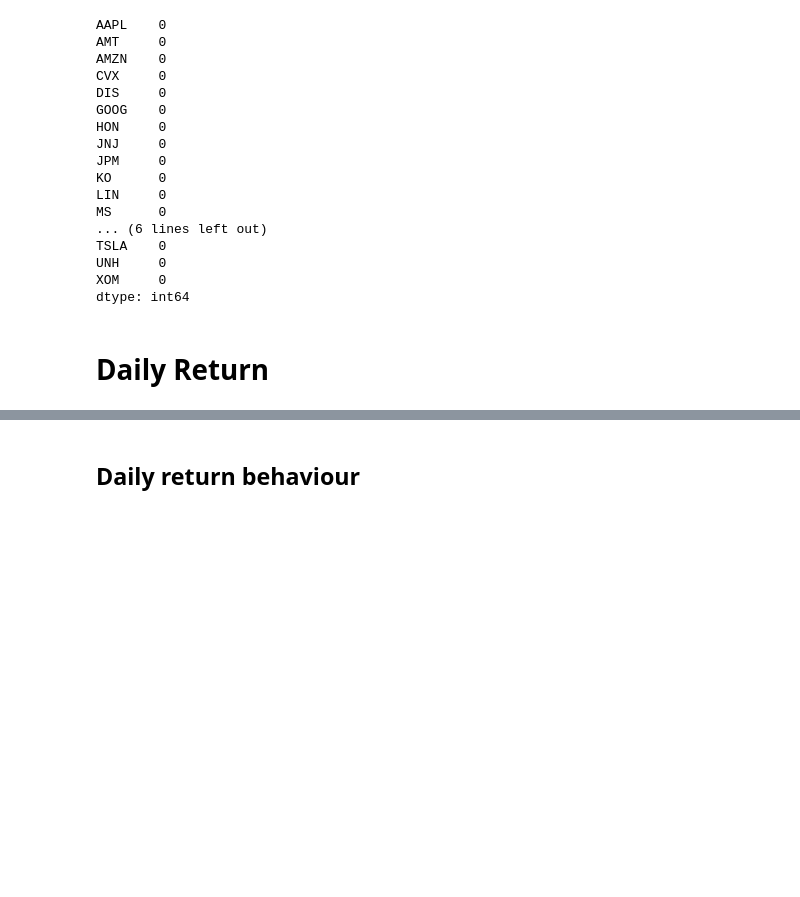
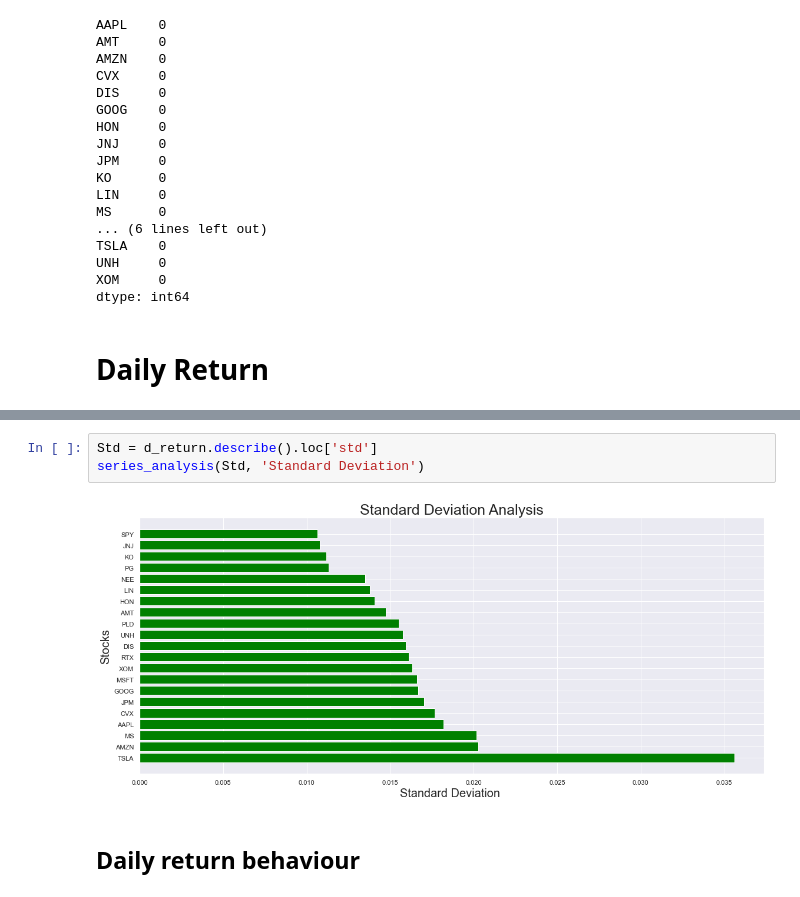
Before and after one commit to Dmenegassi/Investment-and-Trading-Capstone-Project---Build-a-Stock-Price-Indicator, a Jupyter notebook: Investment and Trading Capstone Project - Build a Stock Price Indicator.ipynb, the cells around one changed output, grey strips where cells are left out. Drawn from its saved outputs; the diff is of its cells as text; blank space fills up the shorter version.

```diff
--- a/Investment and Trading Capstone Project - Build a Stock Price Indicator.ipynb
+++ b/Investment and Trading Capstone Project - Build a Stock Price Indicator.ipynb
@@ -567,5 +571,10 @@ series_analysis(mean, 'mean')
 # %% [output]
 [figure]
+# %%
+Std = d_return.describe().loc['std']
+series_analysis(Std, 'Standard Deviation')
+# %% [output]
+[figure, added]
 # %% [markdown]
 ## Daily return behaviour
 # %%
```
Also changed, not shown: parts of 29 cells of this notebook.
